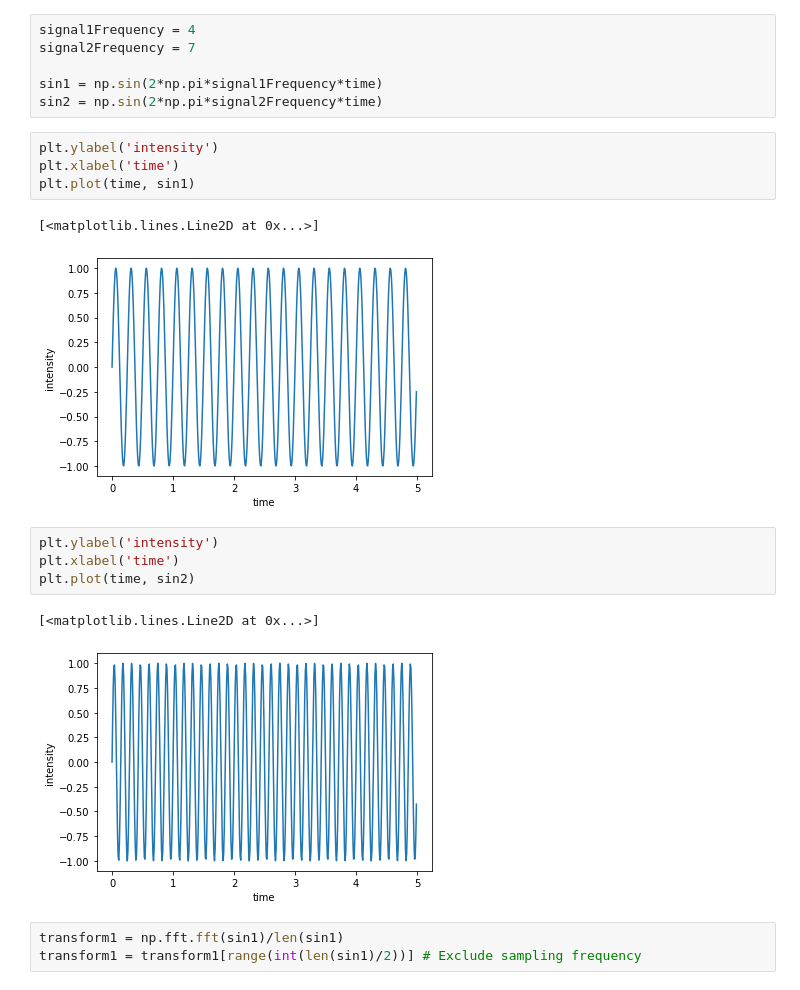
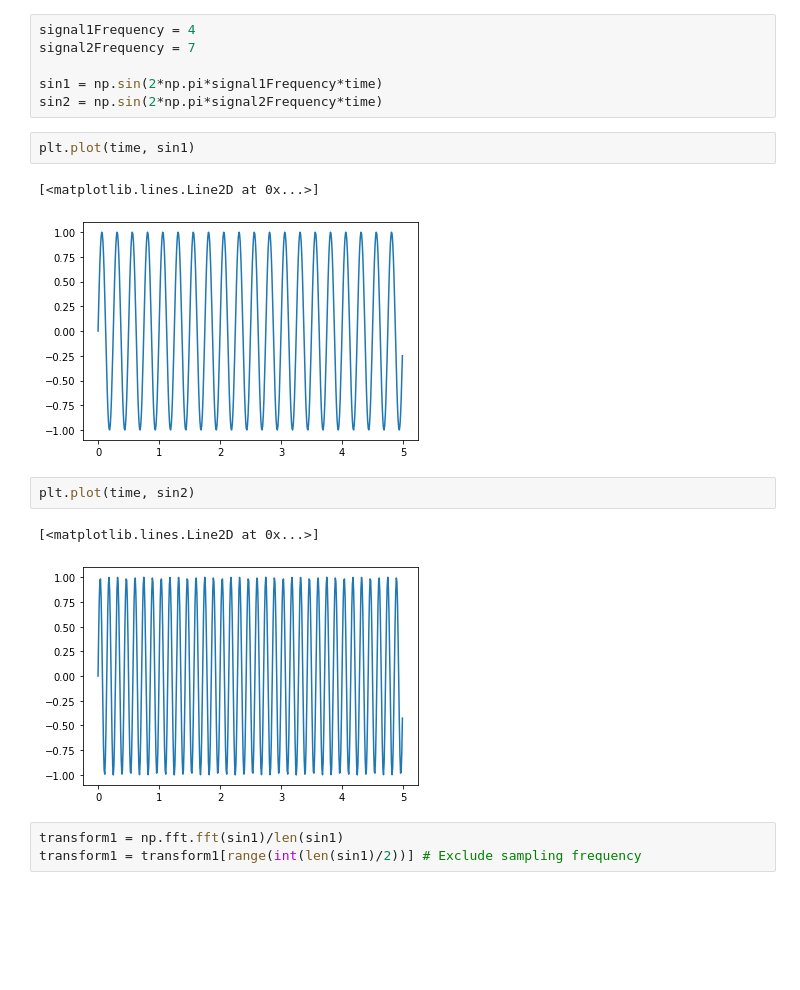
Before and after one commit to Yousousen/pulsar_analysis, a Jupyter notebook: scripts/ipynb.ipynb, the cells around one changed output. Drawn from its saved outputs; the diff is of its cells as text; blank space fills up the shorter version.

```diff
--- a/scripts/ipynb.ipynb
+++ b/scripts/ipynb.ipynb
@@ -95,19 +93,15 @@ signal2Frequency = 7
 sin1 = np.sin(2*np.pi*signal1Frequency*time)
 sin2 = np.sin(2*np.pi*signal2Frequency*time)
 # %%
-plt.ylabel('intensity')
-plt.xlabel('time')
 plt.plot(time, sin1)
 # %% [output]
 [<matplotlib.lines.Line2D at 0x...>]
-[figure, old version]
+[figure, new version]
 # %%
-plt.ylabel('intensity')
-plt.xlabel('time')
 plt.plot(time, sin2)
 # %% [output]
 [<matplotlib.lines.Line2D at 0x...>]
-[figure, old version]
+[figure, new version]
 # %%
 transform1 = np.fft.fft(sin1)/len(sin1)
 transform1 = transform1[range(int(len(sin1)/2))] # Exclude sampling frequency
```
Also changed, not shown: parts of 25 cells of this notebook.
